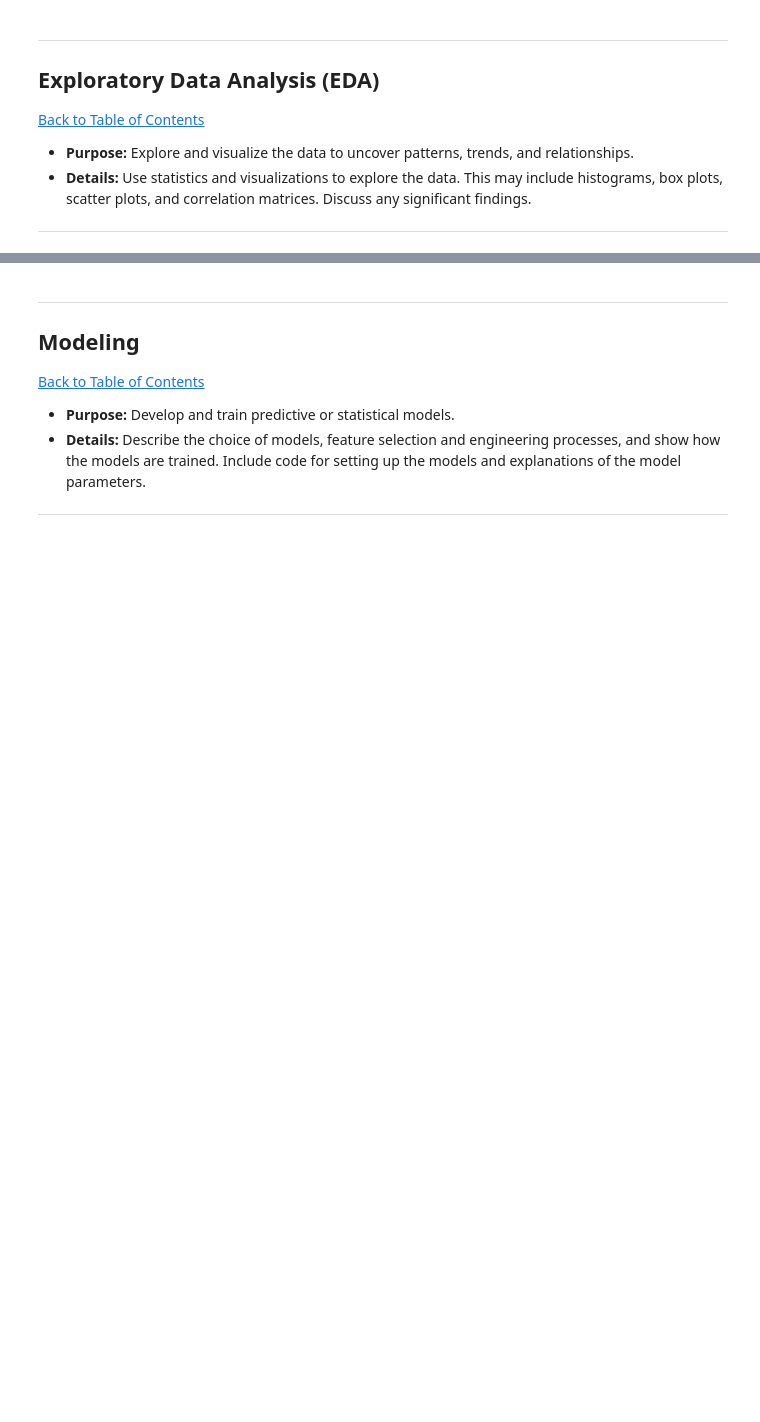
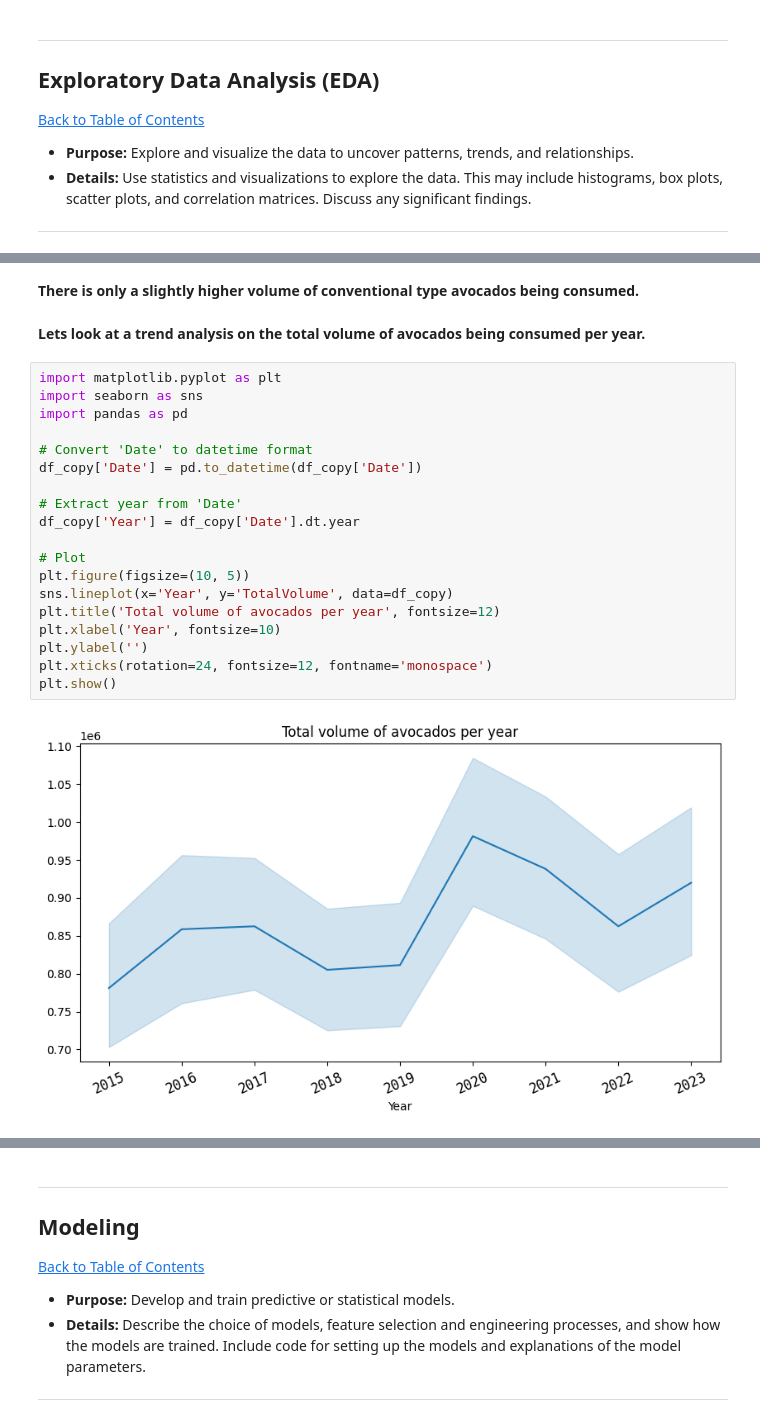
Before and after one commit to VenishaAI/Cornerstone_Project_Avo-Data_Prices, a Jupyter notebook: QCTO---Workplace-Module-Notebook-Template-4571 (1).ipynb, the cells around one changed output, grey strips where cells are left out. Cells and saved outputs as stored; diff of their text form; blank space fills up the shorter version.

```diff
--- a/QCTO---Workplace-Module-Notebook-Template-4571 (1).ipynb
+++ b/QCTO---Workplace-Module-Notebook-Template-4571 (1).ipynb
@@ -275,0 +354,25 @@ pip freeze > requirements.txt
+# %% [markdown]
+**There is only a slightly higher volume of conventional type avocados being consumed.**
+# %% [markdown]
+**Lets look at a trend analysis on the total volume of avocados being consumed per year.**
+# %%
+import matplotlib.pyplot as plt
+import seaborn as sns
+import pandas as pd
+
+# Convert 'Date' to datetime format
+df_copy['Date'] = pd.to_datetime(df_copy['Date'])
+
+# Extract year from 'Date'
+df_copy['Year'] = df_copy['Date'].dt.year
+
+# Plot
+plt.figure(figsize=(10, 5))
+sns.lineplot(x='Year', y='TotalVolume', data=df_copy)
+plt.title('Total volume of avocados per year', fontsize=12)
+plt.xlabel('Year', fontsize=10)
+plt.ylabel('')
+plt.xticks(rotation=24, fontsize=12, fontname='monospace')
+plt.show()
+# %% [output]
+[figure, added]
```
Also changed, not shown: parts of 11 cells of this notebook.
